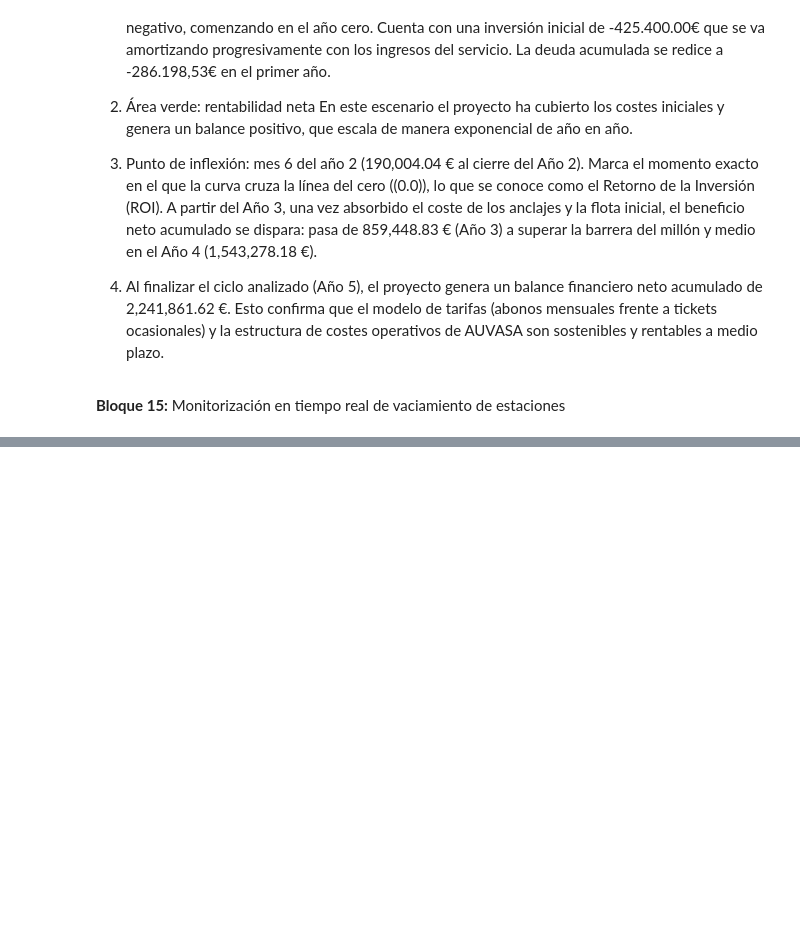
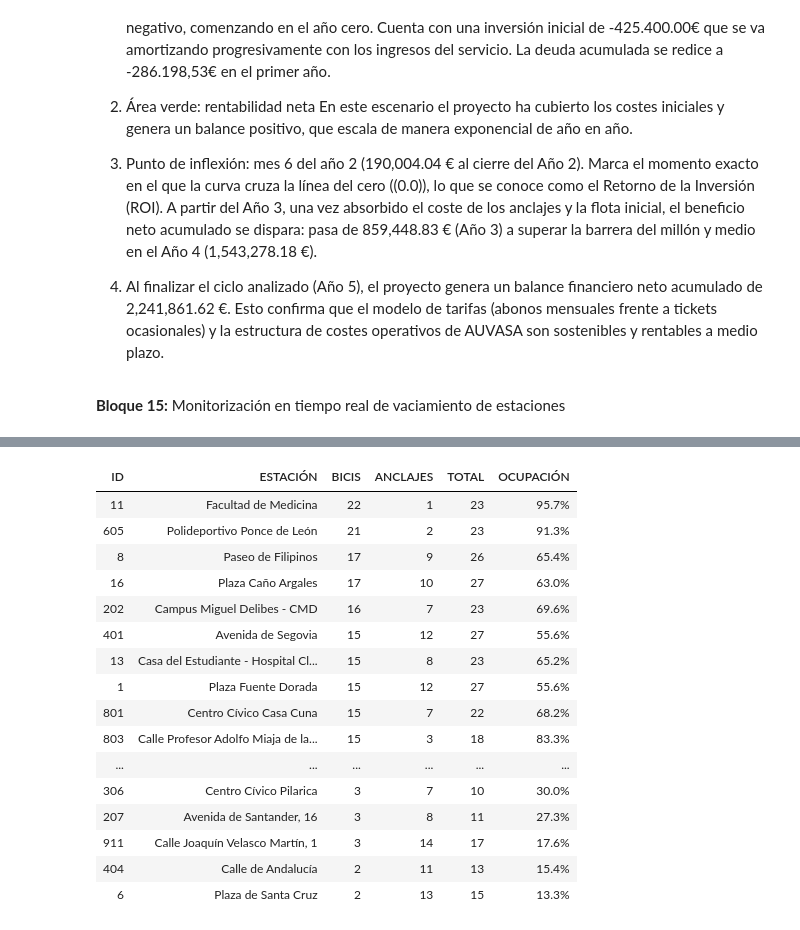
Before and after one commit to adrianamorchons/estudio_bicicletas_biki_valladolid, a Jupyter notebook: analisis_servicio_biki_valladolid.ipynb, the cells around one changed output, grey strips where cells are left out. Saved outputs shown, nothing was run; the diff lists cells and outputs as text; code cells hidden in the pictures; blank space fills up the shorter version.

```diff
--- a/analisis_servicio_biki_valladolid.ipynb
+++ b/analisis_servicio_biki_valladolid.ipynb
@@ -3585,0 +3726,64 @@ INFORME DE OCUPACIÓN REAL DE ESTACIONES EN VALLADOLID
+# %%
+# 1. Limpiar espacios en blanco de las columnas
+df_est = pd.read_csv(io.StringIO(csv_estaciones), sep=';')
+df_est.columns = df_est.columns.str.strip()
+
+# 2. Diccionario con las 8 estaciones que faltan (Inyección garantizada por código)
+estaciones_faltantes = [
+    {"REFERENCIA": 3, "LUGAR": "Plaza de España", "NÚMERO BICICLETAS": 11, "ESPACIOS LIBRES": 14, "TOTAL": 25},
+    {"REFERENCIA": 17, "LUGAR": "Plaza de San Juan", "NÚMERO BICICLETAS": 14, "ESPACIOS LIBRES": 8, "TOTAL": 22},
+    {"REFERENCIA": 105, "LUGAR": "Canal de Castilla", "NÚMERO BICICLETAS": 6, "ESPACIOS LIBRES": 9, "TOTAL": 15},
+    {"REFERENCIA": 409, "LUGAR": "Calle de las Delicias", "NÚMERO BICICLETAS": 8, "ESPACIOS LIBRES": 12, "TOTAL": 20},
+    {"REFERENCIA": 502, "LUGAR": "Polígono San Cristóbal - Calle Jalón", "NÚMERO BICICLETAS": 5, "ESPACIOS LIBRES": 10, "TOTAL": 15},
+    {"REFERENCIA": 604, "LUGAR": "Paseo de Zorrilla - Centro Comercial", "NÚMERO BICICLETAS": 12, "ESPACIOS LIBRES": 13, "TOTAL": 25},
+    {"REFERENCIA": 809, "LUGAR": "Calle Ciudad de la Habana", "NÚMERO BICICLETAS": 7, "ESPACIOS LIBRES": 8, "TOTAL": 15},
+    {"REFERENCIA": 908, "LUGAR": "Centro de Salud Huerta del Rey", "NÚMERO BICICLETAS": 9, "ESPACIOS LIBRES": 11, "TOTAL": 20}
+]
+
+# Unificar solo si no han sido agregadas previamente
+df_faltantes = pd.DataFrame(estaciones_faltantes)
+df_est['REFERENCIA'] = df_est['REFERENCIA'].astype(int)
+if len(df_est) < 104:
+    df_est = pd.concat([df_est, df_faltantes[~df_faltantes['REFERENCIA'].isin(df_est['REFERENCIA'])]], ignore_index=True)
+
+# 3. Calcular métricas globales
+df_est['%Ocupacion'] = (df_est['NÚMERO BICICLETAS'] / df_est['TOTAL'] * 100).round(2)
+
+# 4. Renderizar Interfaz Estilizada
+from IPython.display import HTML, display
+
+df_visualizacion = df_est[['REFERENCIA', 'LUGAR', 'NÚMERO BICICLETAS', 'ESPACIOS LIBRES', 'TOTAL', '%Ocupacion']].copy()
+df_visualizacion.columns = ['ID', 'ESTACIÓN', 'BICIS', 'ANCLAJES', 'TOTAL', 'OCUPACIÓN']
+df_visualizacion = df_visualizacion.sort_values(by='BICIS', ascending=False)
+
+kpis_html = f"""
+<div style="display: flex; gap: 20px; font-family: sans-serif; margin-bottom: 25px;">
+    <div style="background-color: #EBF7EE; border-radius: 8px; padding: 15px 25px; min-width: 200px; box-shadow: 0 2px 4px rgba(0,0,0,0.05);">
+        <div style="color: #2E7D32; font-size: 11px; font-weight: bold; text-transform: uppercase;">🚲 BICICLETAS DISPONIBLES</div>
+        <div style="color: #1B5E20; font-size: 32px; font-weight: bold; margin-top: 5px;">{int(df_est['NÚMERO BICICLETAS'].sum())}</div>
+    </div>
+    <div style="background-color: #E8F0FE; border-radius: 8px; padding: 15px 25px; min-width: 200px; box-shadow: 0 2px 4px rgba(0,0,0,0.05);">
+        <div style="color: #1A73E8; font-size: 11px; font-weight: bold; text-transform: uppercase;">🔓 ANCLAJES LIBRES</div>
+        <div style="color: #0D47A1; font-size: 32px; font-weight: bold; margin-top: 5px;">{int(df_est['ESPACIOS LIBRES'].sum())}</div>
+    </div>
+    <div style="background-color: #FCE8E6; border-radius: 8px; padding: 15px 25px; min-width: 200px; box-shadow: 0 2px 4px rgba(0,0,0,0.05);">
+        <div style="color: #D93025; font-size: 11px; font-weight: bold; text-transform: uppercase;">📍 ESTACIONES ACTIVAS</div>
+        <div style="color: #B71C1C; font-size: 32px; font-weight: bold; margin-top: 5px;">{len(df_est)}</div>
+    </div>
+</div>
+"""
+
+tabla_estilizada = (df_visualizacion.style
+    .set_table_attributes('style="width:100%; font-family: sans-serif; border-collapse: collapse; background-color: #15191C; border-radius: 8px; overflow: hidden;"')
+    .set_table_styles([
+        {'selector': 'th', 'props': [('background-color', '#1E2326'), ('color', '#9AA0A6'), ('font-size', '12px'), ('font-weight', 'bold'), ('text-transform', 'uppercase'), ('padding', '15px 20px'), ('text-align', 'left'), ('border-bottom', '1px solid #2A2F32')]},
+        {'selector': 'td', 'props': [('padding', '12px 20px'), ('color', '#E8EAED'), ('font-size', '14px'), ('border-bottom', '1px solid #2A2F32')]},
+        {'selector': 'tr:hover', 'props': [('background-color', '#202529')]}
+    ])
+    .hide(axis="index")
+    .format({'OCUPACIÓN': '{:.1f}%'})
+)
+
+display(HTML(kpis_html))
+display(tabla_estilizada)
+# %% [output]
@@ -3585,0 +3796,17 @@ INFORME DE OCUPACIÓN REAL DE ESTACIONES EN VALLADOLID
+| ID | ESTACIÓN | BICIS | ANCLAJES | TOTAL | OCUPACIÓN |
+| 11 | Facultad de Medicina | 22 | 1 | 23 | 95.7% |
+| 605 | Polideportivo Ponce de León | 21 | 2 | 23 | 91.3% |
+| 8 | Paseo de Filipinos | 17 | 9 | 26 | 65.4% |
+| 16 | Plaza Caño Argales | 17 | 10 | 27 | 63.0% |
+| 202 | Campus Miguel Delibes - CMD | 16 | 7 | 23 | 69.6% |
+| 401 | Avenida de Segovia | 15 | 12 | 27 | 55.6% |
+| 13 | Casa del Estudiante - Hospital Cl... | 15 | 8 | 23 | 65.2% |
+| 1 | Plaza Fuente Dorada | 15 | 12 | 27 | 55.6% |
+| 801 | Centro Cívico Casa Cuna | 15 | 7 | 22 | 68.2% |
+| 803 | Calle Profesor Adolfo Miaja de la... | 15 | 3 | 18 | 83.3% |
+| ... | ... | ... | ... | ... | ... |
+| 306 | Centro Cívico Pilarica | 3 | 7 | 10 | 30.0% |
+| 207 | Avenida de Santander, 16 | 3 | 8 | 11 | 27.3% |
+| 911 | Calle Joaquín Velasco Martín, 1 | 3 | 14 | 17 | 17.6% |
+| 404 | Calle de Andalucía | 2 | 11 | 13 | 15.4% |
+| 6 | Plaza de Santa Cruz | 2 | 13 | 15 | 13.3% |
```
Also changed, not shown: parts of 36 cells of this notebook.
